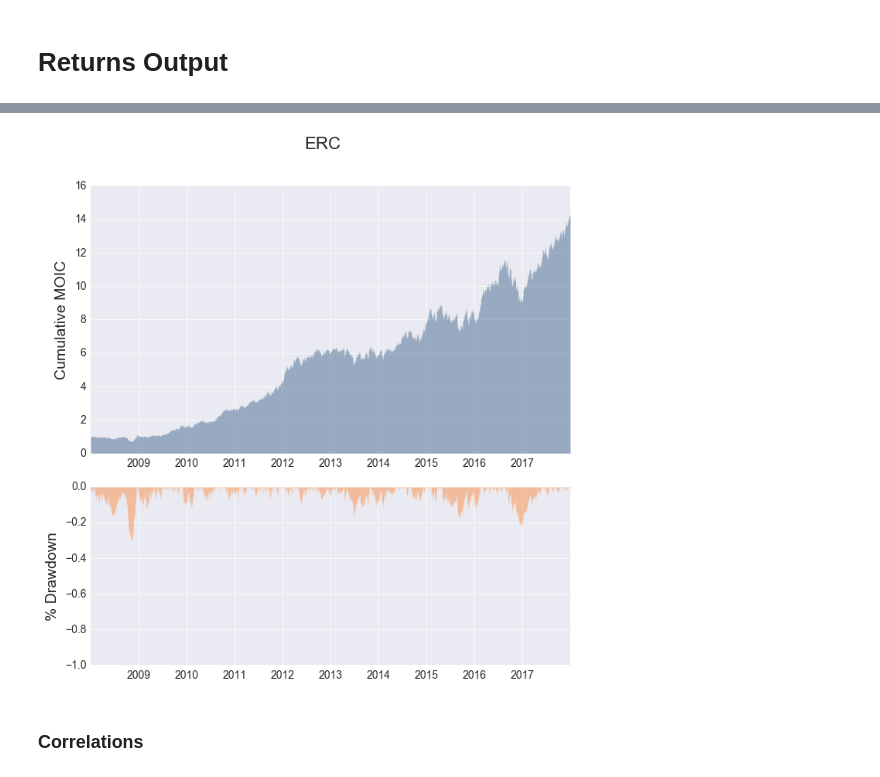
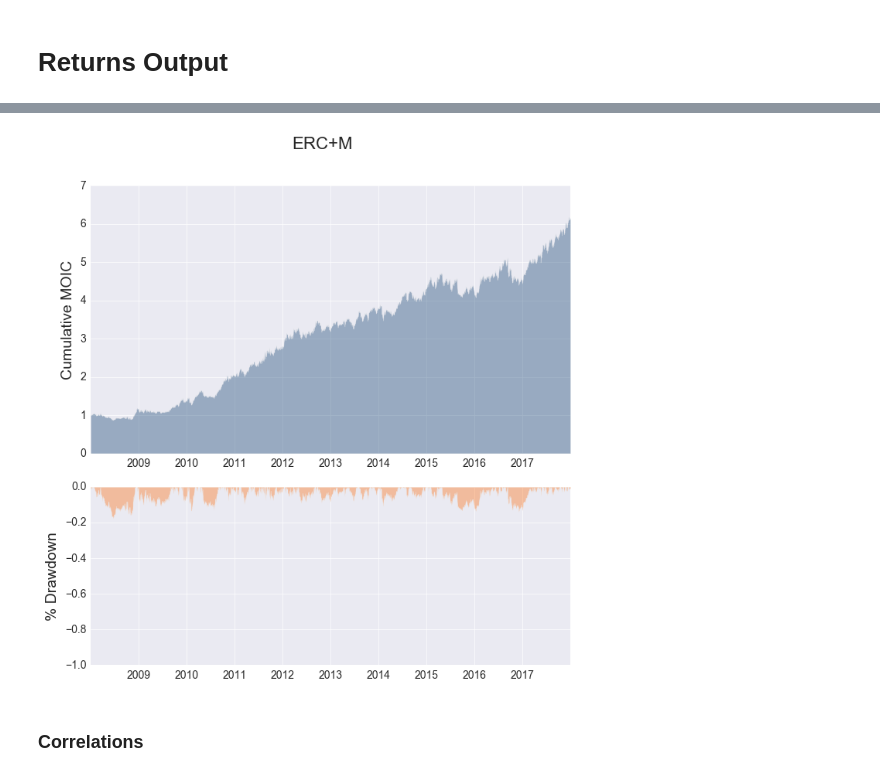
Before and after one commit to libolight/risk-parity, a Jupyter notebook: Risk parity weights.ipynb, the cells around one changed output, grey strips where cells are left out. Drawn from its saved outputs; the diff is of its cells as text; code cells hidden in the pictures.

```diff
--- a/Risk parity weights.ipynb
+++ b/Risk parity weights.ipynb
@@ -191,6 +295,7 @@ Weights are determined so that each eigenvector of the covariance matrix contrib
 """
 def getDiversifiedWeights(w):
     sigma = np.cov(returns.T)
+    sigma = shrunk_covariance(sigma, shrinkage=0.05)
     eigvals, eigvecs = np.linalg.eig(sigma)
     eigvals = eigvals.reshape(-1, 1)
     w_tilde = eigvecs.T @ w
@@ -421,6 +526,7 @@ for i in tqdm(range(corr_lookback, N)):
     corr = np.corrcoef(returns_array_corr.T)
     cov_diag = np.diag(np.sqrt(np.var(returns_array_cov, axis=0)))
     omega = cov_diag @ corr @ cov_diag
+    omega = shrunk_covariance(omega, shrinkage=0.05)*10**4
     ERC_wts_arr[i] = getERCWeights(omega, y0, eps).T
 
 df_ERC_weights = pd.DataFrame(index=df_returns.index, columns=df_returns.columns, data=ERC_wts_arr)
@@ -507,0 +662,20 @@ df_IB_weights.tail(1)
+# %%
+# Multiple criteria risk optimization
+df_returns = df_px.pct_change()
+df_returns['UGAZ'] *= -1               # Adjust for short sale
+df_returns['UGAZ'] -= .065/periodicity # Adjust for borrow cost
+returns_array = np.array(df_returns)
+
+df_MCRO_weights = pd.DataFrame(index=df_returns.index, columns=df_returns.columns, data=None)
+
+returns = df_returns[tickers].iloc[1:lookback+1]#.multiply(log_array, axis=0)
+res = minimize(high_moment_F, w0, bounds=bnds, constraints=cons, options={"disp": False})
+w_temp = res.x.reshape(-1, 1)
+df_MCRO_weights.iloc[lookback] = w_temp.reshape(1, -1)
+
+for i in tqdm(range(lookback+1, N)):
+    returns = df_returns[tickers].iloc[i-lookback+1:i+1]#.multiply(log_array, axis=0)
+    w_temp -= (w_temp - w0)*.2 # <---- adjust beginning weights 20% of the way back to originals
+    res = minimize(high_moment_F, w_temp, bounds=bnds, constraints=cons, options={"disp": False})
+    w_temp = res.x.reshape(-1, 1)
+    df_MCRO_weights.iloc[i] = w_temp.reshape(1, -1)
@@ -629,10 +812,10 @@ df_returns['IV'] = IV_returns*leverage - margin_rate*(max(leverage, 1)-1)/period
 df_returns['IB'] = IB_returns*leverage - margin_rate*(max(leverage, 1)-1)/periodicity
 df_returns['ERC'] = ERC_returns*leverage - margin_rate*(max(leverage, 1)-1)/periodicity
 #df_returns['ERC_M'] = ERC_M_returns*leverage - margin_rate*(max(leverage, 1)-1)/periodicity
-#df_returns['ERC+M'] = ERC_plus_M_returns*leverage - margin_rate*(max(leverage, 1)-1)/periodicity
+df_returns['ERC+M'] = ERC_plus_M_returns*leverage - margin_rate*(max(leverage, 1)-1)/periodicity
 #df_returns['MCRO'] = MCRO_returns*leverage - margin_rate*(max(leverage, 1)-1)/periodicity
 df_returns['HRP'] = HRP_returns*leverage - margin_rate*(max(leverage, 1)-1)/periodicity
-#df_returns['DRP'] = DRP_returns*leverage - margin_rate*(max(leverage, 1)-1)/periodicity
+df_returns['DRP'] = DRP_returns*leverage - margin_rate*(max(leverage, 1)-1)/periodicity
 
 df_returns.insert(loc=0, column='VTI', value=df['VTI'].pct_change())
 df_returns = df_returns.iloc[corr_lookback:]
@@ -659,7 +842,7 @@ to_summary(df_returns)
 # %%
-plot_rets_dd(df_returns.iloc[-252*15:, -2], yscale='linear', sizex=8, sizey=8)
+plot_rets_dd(df_returns.iloc[-252*15:, -3], yscale='linear', sizex=8, sizey=8)
 # %% [output]
-[figure, old version]
+[figure, new version]
 # %% [markdown]
 ### Correlations
 # %%
```
Also changed, not shown: parts of 20 cells of this notebook.
